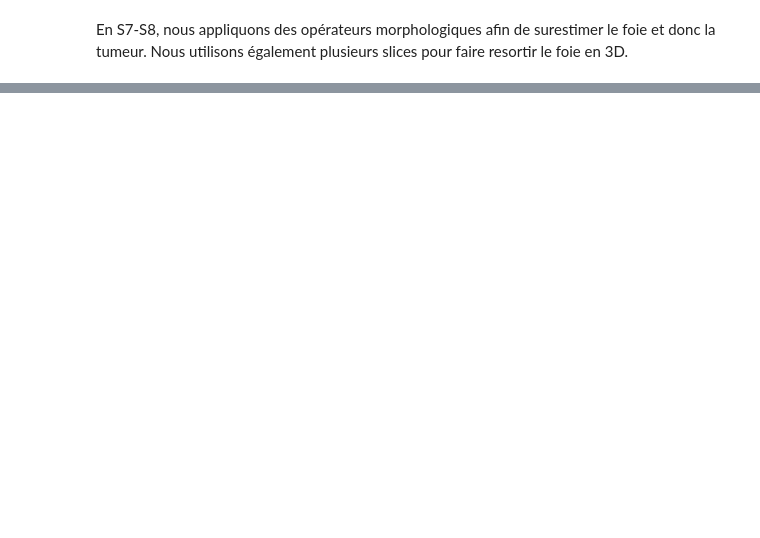
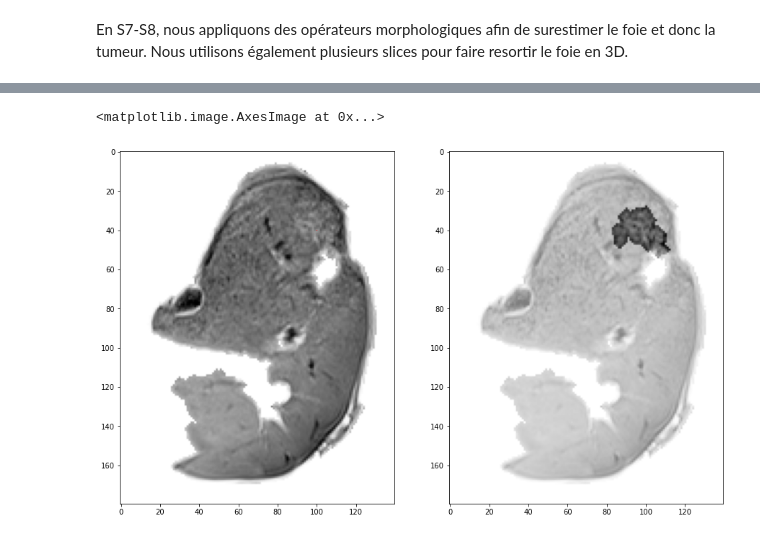
Before and after one commit to defrenned3238/WSBIM2243, a Jupyter notebook: WSBIM2243.ipynb, the cells around one changed output, grey strips where cells are left out. Saved outputs shown, nothing was run; the diff lists cells and outputs as text; code cells hidden in the pictures; blank space fills up the shorter version.

```diff
--- a/WSBIM2243.ipynb
+++ b/WSBIM2243.ipynb
@@ -558,0 +565,55 @@ plt.plot(done[:, 0], done[:, 1], ',r')
+# %%
+def mean(A):
+    if len(A) == 0:
+        return 0
+    else:
+        return sum(A)/len(A)
+
+
+seed = [250, 80]
+toDoList = [seed]
+done = []
+doneData = []
+image = foieImage.astype(np.int32)
+kx = [[0, 0, 0, 0, 0], [0, 1, 2, 1, 0], [0, 2, 5, 2, 0], [0, 1, 2, 1, 0], [0, 0, 0, 0, 0]]
+#image = convolve(image, kx, mode='constant', cval=0.0)
+plt.figure(figsize=(15,10))
+plt.subplot(1, 2, 1)
+plt.imshow(image[150:290,40:220].T,cmap='Greys')
+plt.plot(seed[0]-150, seed[1]-40, ',r')
+sensitivity = 30
+while(len(toDoList) > 0):
+    if toDoList[0] in done:
+        toDoList.pop(0)
+    else:
+        tmp = toDoList.pop(0)
+
+        #print(tmp[0])
+        #print(abs(image[tmp[0]][tmp[1]] - image[tmp[0] - 1][tmp[1]]))
+        done.append(tmp)
+        doneData.append(image[tmp[0]][tmp[1]])
+        if abs(mean(doneData) - image[tmp[0] - 1][tmp[1]]) < sensitivity:
+            toDoList.append([tmp[0] - 1, tmp[1]])
+        if abs(mean(doneData) - image[tmp[0] + 1][tmp[1]]) < sensitivity:
+            toDoList.append([tmp[0] + 1, tmp[1]])
+        if abs(mean(doneData) - image[tmp[0], tmp[1] - 1]) < sensitivity:
+            toDoList.append([tmp[0], tmp[1] - 1])
+        if abs(mean(doneData) - image[tmp[0]][tmp[1] + 1]) < sensitivity:
+            toDoList.append([tmp[0], tmp[1] + 1])
+done = np.array(done)
+newDone = np.zeros(image.shape)
+for i in done:
+    newDone[i[0], i[1]] = 1
+kernel = np.ones((3,3),np.uint8)
+kernel[0, 0] = 0
+kernel[2, 0] = 0
+kernel[0, 2] = 0
+kernel[2, 2] = 0
+newDone = cv2.dilate(newDone,kernel,iterations = 2)
+#print(done[:, 0])
+plt.subplot(1, 2, 2)
+plt.imshow((newDone*foieImage*1 + foieImage)[150:290,40:220].T,cmap='Greys')
+#plt.plot(done[:, 0], done[:, 1], ',r')
+# %% [output]
+<matplotlib.image.AxesImage at 0x...>
+[figure, added]
```
Also changed, not shown: parts of 8 cells of this notebook.
